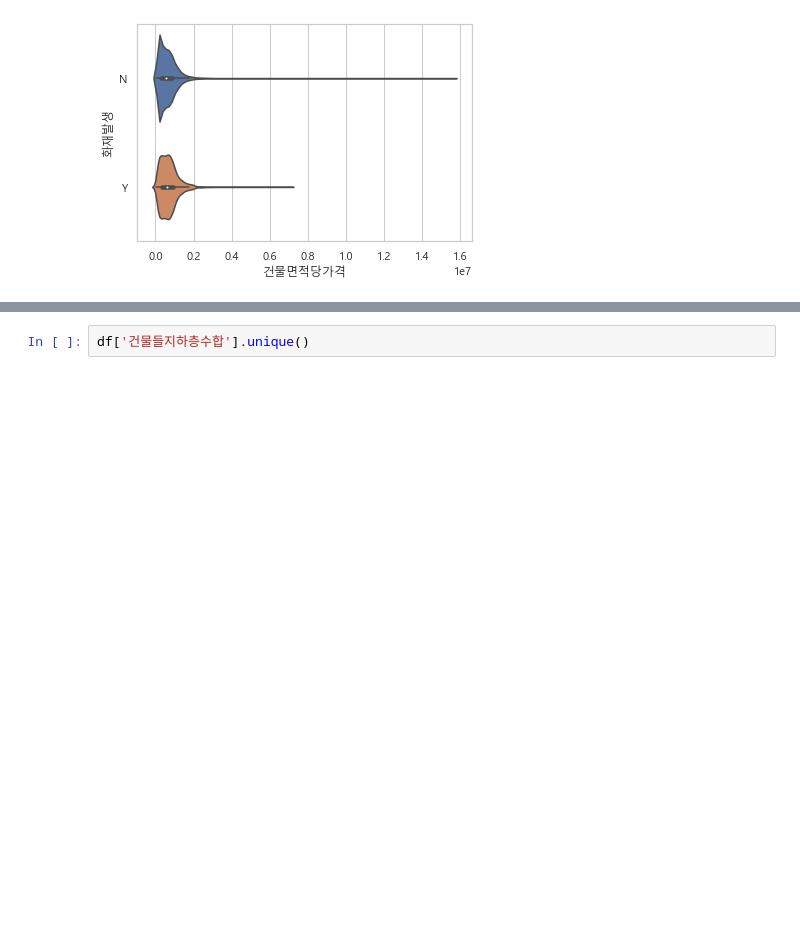
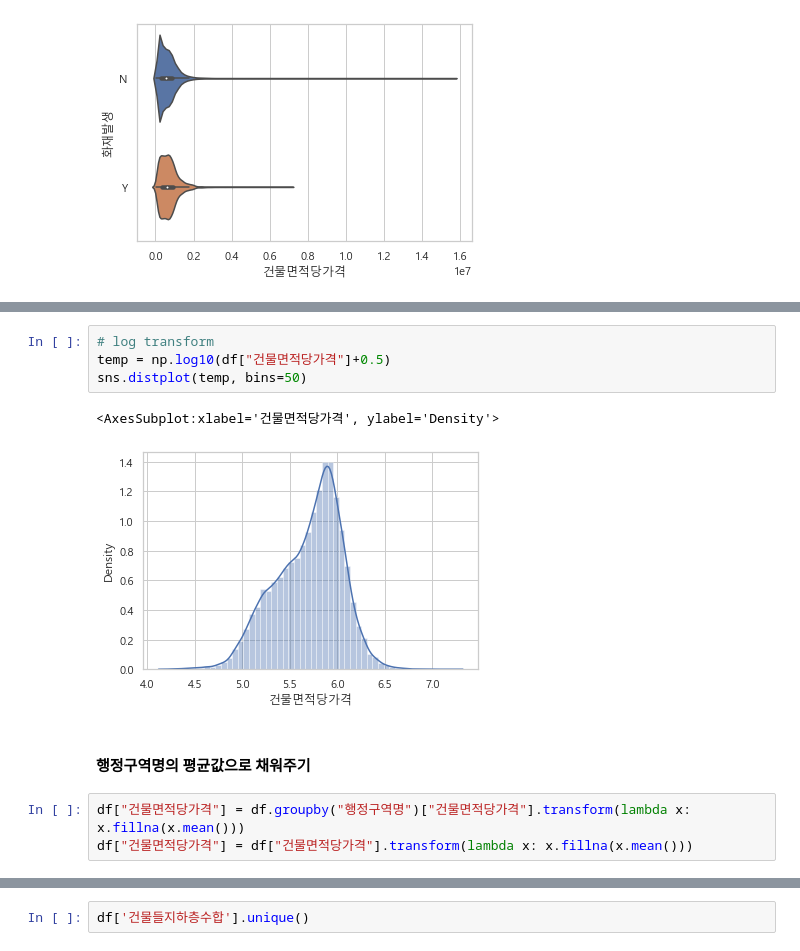
Before and after one commit to Jihwan98/2021-1, a Jupyter notebook: Data_Science/final_report.ipynb, the cells around one changed output, grey strips where cells are left out. Saved outputs shown, nothing was run; the diff lists cells and outputs as text; blank space fills up the shorter version.

```diff
--- a/Data_Science/final_report.ipynb
+++ b/Data_Science/final_report.ipynb
@@ -424,0 +617,12 @@ sns.violinplot(x='건물면적당가격', y="화재발생", data=df)
+# %%
+# log transform
+temp = np.log10(df["건물면적당가격"]+0.5)
+sns.distplot(temp, bins=50)
+# %% [output]
+<AxesSubplot:xlabel='건물면적당가격', ylabel='Density'>
+[figure, added]
+# %% [markdown]
+#### 행정구역명의 평균값으로 채워주기
+# %%
+df["건물면적당가격"] = df.groupby("행정구역명")["건물면적당가격"].transform(lambda x: x.fillna(x.mean()))
+df["건물면적당가격"] = df["건물면적당가격"].transform(lambda x: x.fillna(x.mean()))
```
Also changed, not shown: parts of 78 cells of this notebook.
